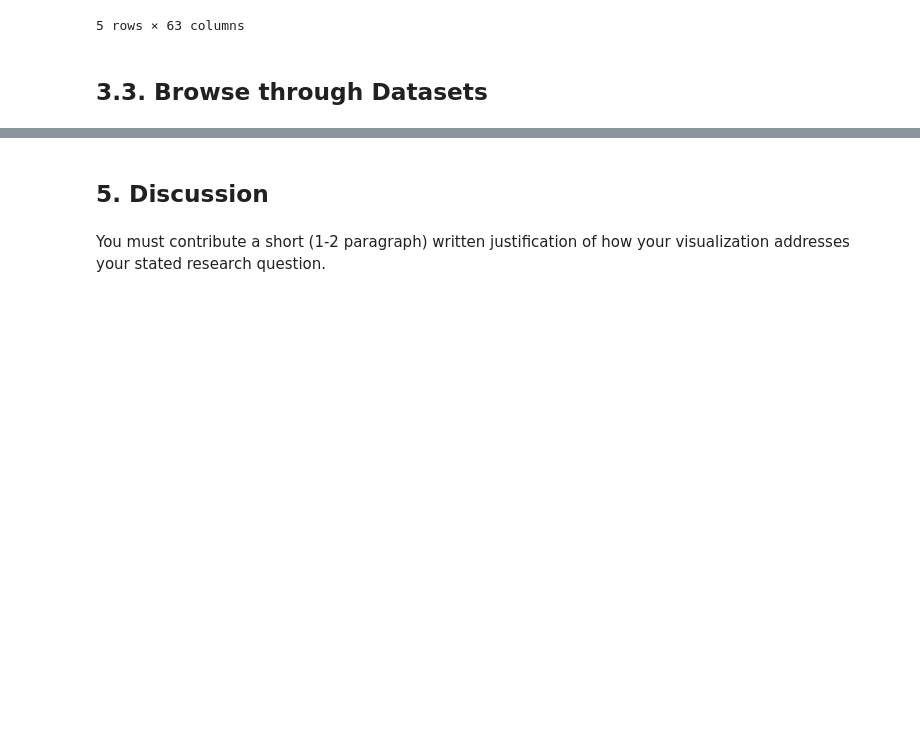
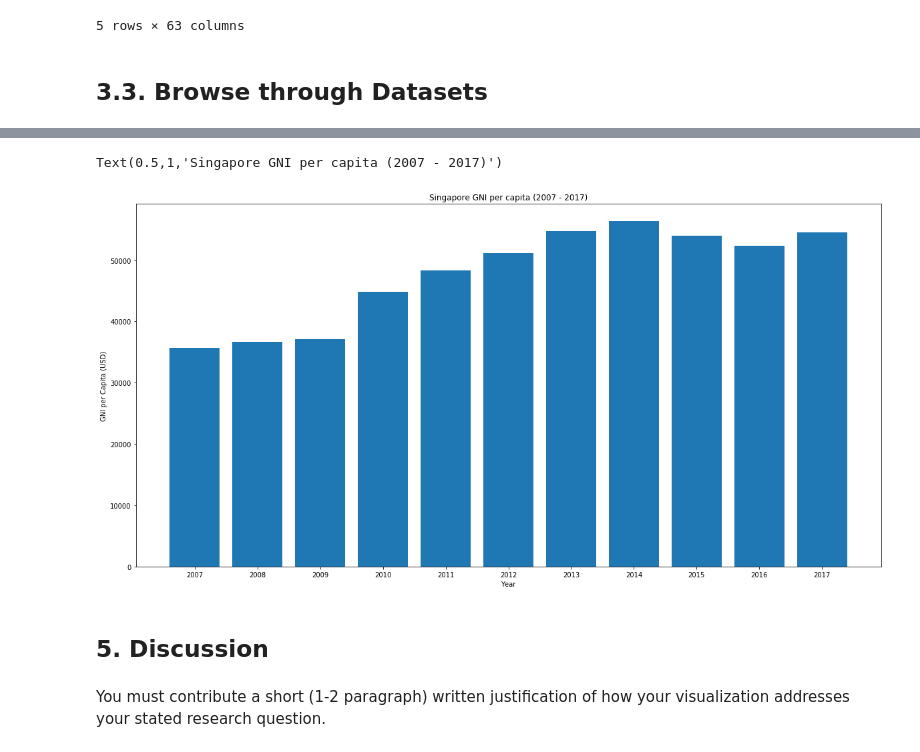
Before and after one commit to andriyantohalim/AppliedDataScienceMichigan, a Jupyter notebook: Assg4.ipynb, the cells around one changed output, grey strips where cells are left out. Cells and saved outputs as stored; diff of their text form; code cells hidden in the pictures; blank space fills up the shorter version.

```diff
--- a/Assg4.ipynb
+++ b/Assg4.ipynb
@@ -180,3 +274,17 @@ import matplotlib.pyplot as plt
+# %%
+
+
+plt.figure(figsize=(20,10))
+
+plt.bar(df_GNIperCap_ASEAN.loc["Singapore"].index, df_GNIperCap_ASEAN.loc["Singapore"])
+plt.vhaxsi
+
+plt.xlabel("Year")
+plt.ylabel("GNI per Capita (USD)")
+plt.title("Singapore GNI per capita (2007 - 2017)")
+# %% [output]
+Text(0.5,1,'Singapore GNI per capita (2007 - 2017)')
+[figure, added]
 # %% [markdown]
 ## 5. Discussion
 # %% [markdown]
```
Also changed, not shown: parts of 76 cells of this notebook.
